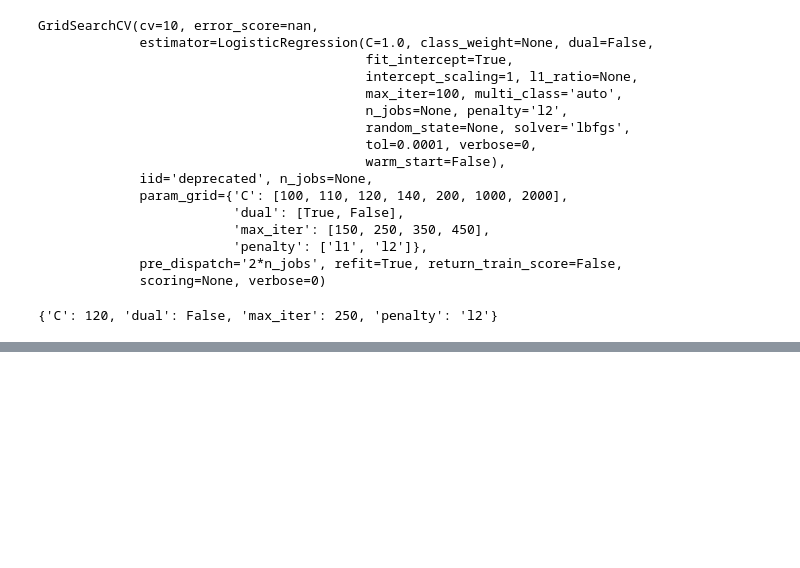
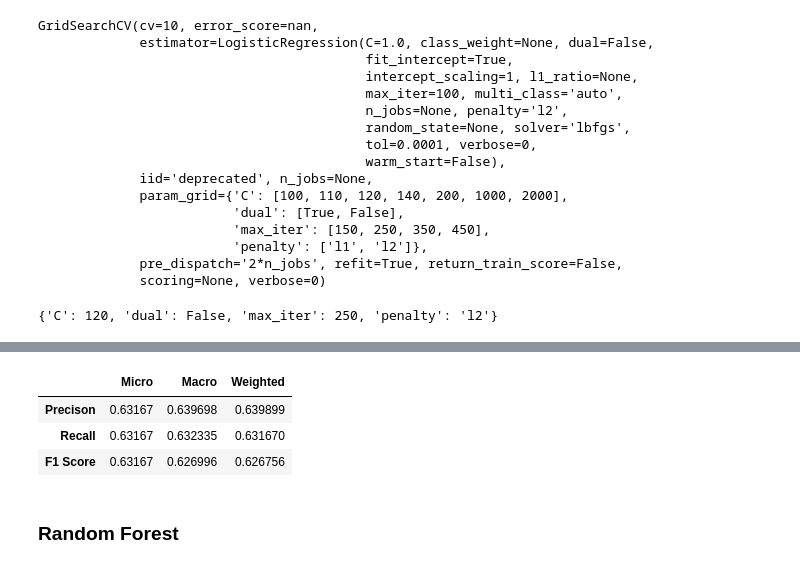
Before and after one commit to emilia329/CreditCard, a Jupyter notebook: Modeling.ipynb, the cells around one changed output, grey strips where cells are left out. Drawn from its saved outputs; the diff is of its cells as text; code cells hidden in the pictures; blank space fills up the shorter version.

Commit message:
random forest

```diff
--- a/Modeling.ipynb
+++ b/Modeling.ipynb
@@ -217,0 +218,9 @@ Confusion Matrix, without normalization
+# %%
+datatable(y_test,refpred)
+# %% [output]
+|  | Micro | Macro | Weighted |
+| Precison | 0.63167 | 0.639698 | 0.639899 |
+| Recall | 0.63167 | 0.632335 | 0.631670 |
+| F1 Score | 0.63167 | 0.626996 | 0.626756 |
+# %% [markdown]
+### Random Forest
```
Also changed, not shown: parts of 3 cells of this notebook.
